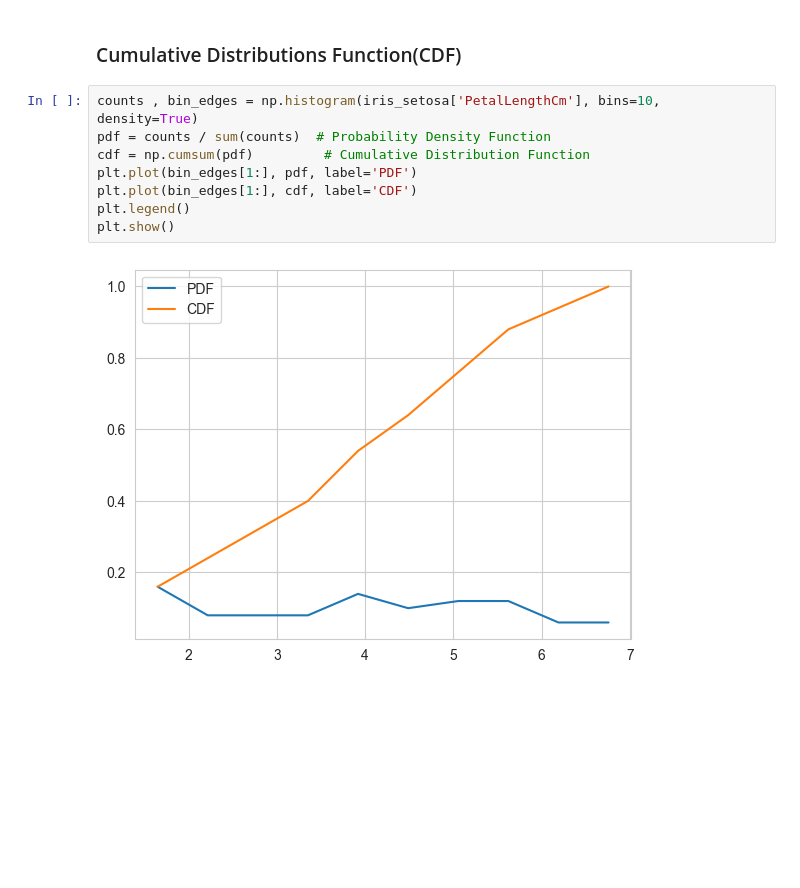
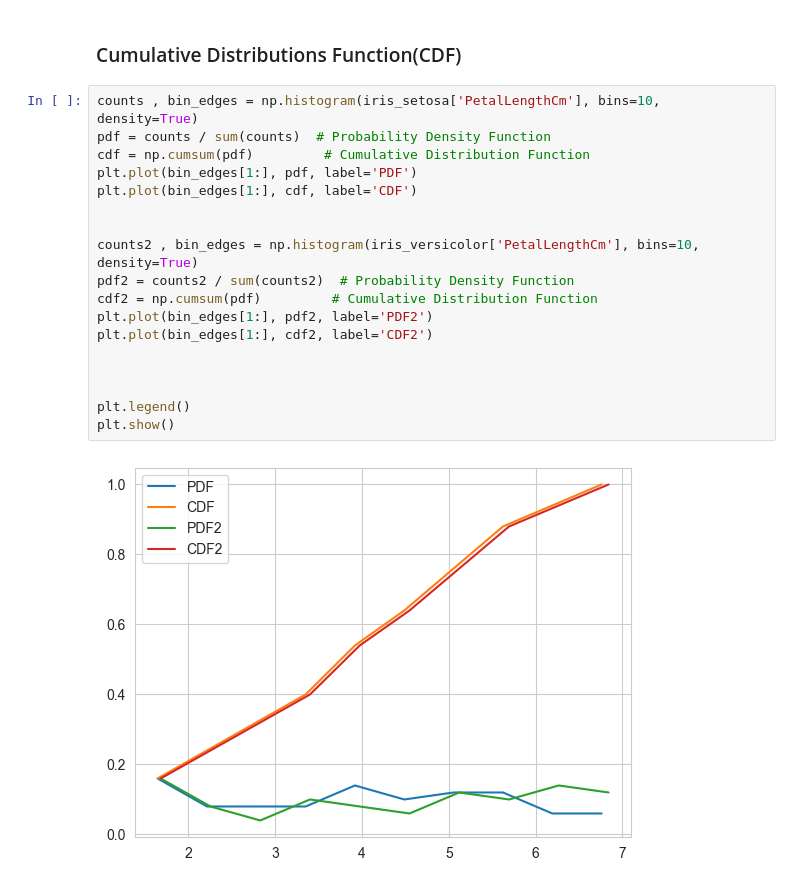
Before and after one commit to sikkki23/ML, a Jupyter notebook: python_numpy/test_EDA_panda_seaborn_metplotlib.ipynb, the cells around one changed output. Saved outputs shown, nothing was run; the diff lists cells and outputs as text; blank space fills up the shorter version.

```diff
--- a/python_numpy/test_EDA_panda_seaborn_metplotlib.ipynb
+++ b/python_numpy/test_EDA_panda_seaborn_metplotlib.ipynb
@@ -127,10 +127,20 @@ iris.describe()
 # %%
 counts , bin_edges = np.histogram(iris_setosa['PetalLengthCm'], bins=10, density=True)
 pdf = counts / sum(counts)  # Probability Density Function
 cdf = np.cumsum(pdf)         # Cumulative Distribution Function
 plt.plot(bin_edges[1:], pdf, label='PDF')
 plt.plot(bin_edges[1:], cdf, label='CDF')
+
+
+counts2 , bin_edges = np.histogram(iris_versicolor['PetalLengthCm'], bins=10, density=True)
+pdf2 = counts2 / sum(counts2)  # Probability Density Function
+cdf2 = np.cumsum(pdf)         # Cumulative Distribution Function
+plt.plot(bin_edges[1:], pdf2, label='PDF2')
+plt.plot(bin_edges[1:], cdf2, label='CDF2')
+
+
+
 plt.legend()
 plt.show()
 # %% [output]
-[figure, old version]
+[figure, new version]
```
